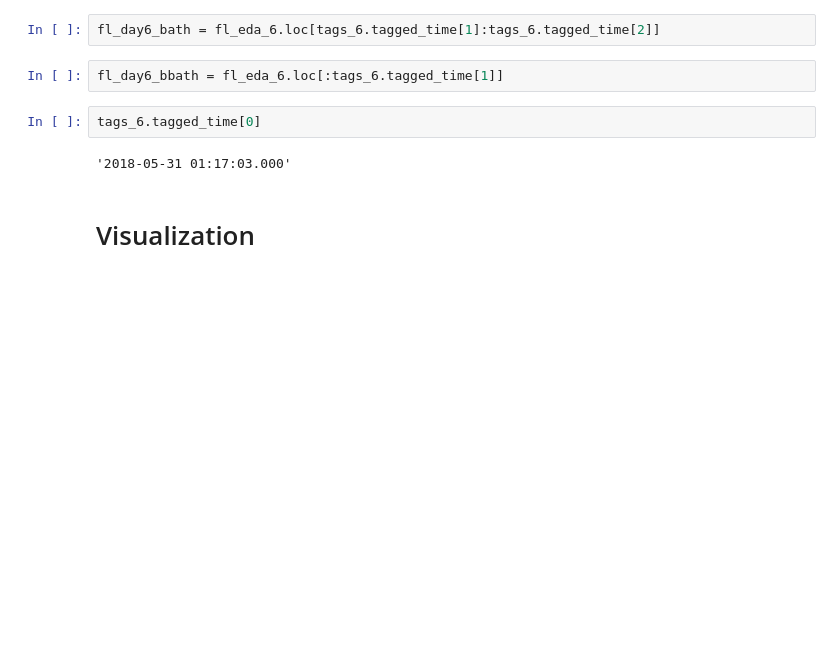
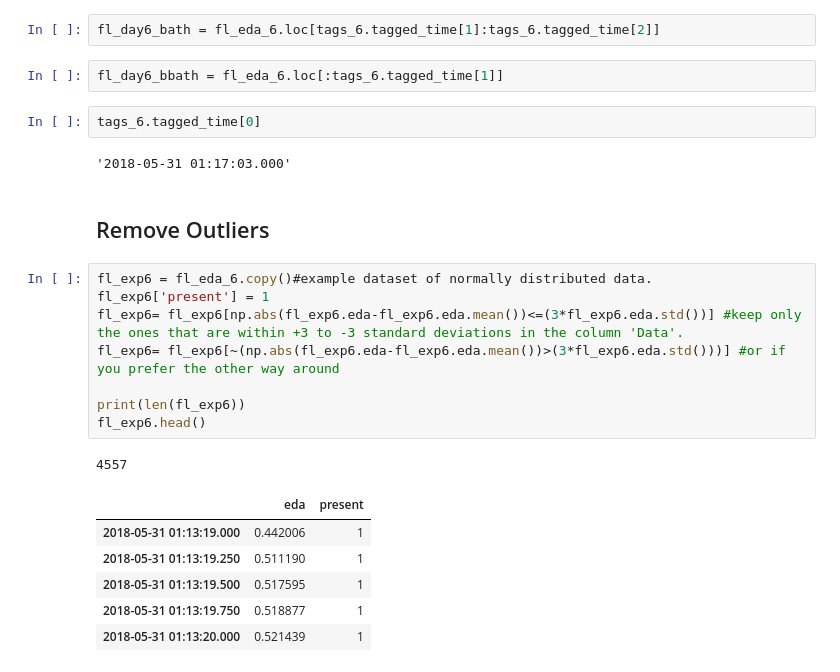
Before and after one commit to haohan723/Physiological-Data-Analysis, a Jupyter notebook: cvxEDA/src/ColdvsWarm.ipynb, the cells around one changed output. Saved outputs shown, nothing was run; the diff lists cells and outputs as text; blank space fills up the shorter version.

Commit message:
delete outliers

```diff
--- a/cvxEDA/src/ColdvsWarm.ipynb
+++ b/cvxEDA/src/ColdvsWarm.ipynb
@@ -102,7 +102,23 @@ fl_day6_bbath = fl_eda_6.loc[:tags_6.tagged_time[1]]
 tags_6.tagged_time[0]
 # %% [output]
 '2018-05-31 01:17:03.000'
-# %% [markdown]
-# Visualization
+# %% [markdown]
+## Remove Outliers
+# %%
+fl_exp6 = fl_eda_6.copy()#example dataset of normally distributed data.
+fl_exp6['present'] = 1
+fl_exp6= fl_exp6[np.abs(fl_exp6.eda-fl_exp6.eda.mean())<=(3*fl_exp6.eda.std())] #keep only the ones that are within +3 to -3 standard deviations in the column 'Data'.
+fl_exp6= fl_exp6[~(np.abs(fl_exp6.eda-fl_exp6.eda.mean())>(3*fl_exp6.eda.std()))] #or if you prefer the other way around
+
+print(len(fl_exp6))
+fl_exp6.head()
+# %% [output]
+4557
+|  | eda | present |
+| 2018-05-31 01:13:19.000 | 0.442006 | 1 |
+| 2018-05-31 01:13:19.250 | 0.511190 | 1 |
+| 2018-05-31 01:13:19.500 | 0.517595 | 1 |
+| 2018-05-31 01:13:19.750 | 0.518877 | 1 |
+| 2018-05-31 01:13:20.000 | 0.521439 | 1 |
 # %%
 # y_mean = np.mean(fl_exp2.eda)
```
Also changed, not shown: parts of 1 cell of this notebook.
